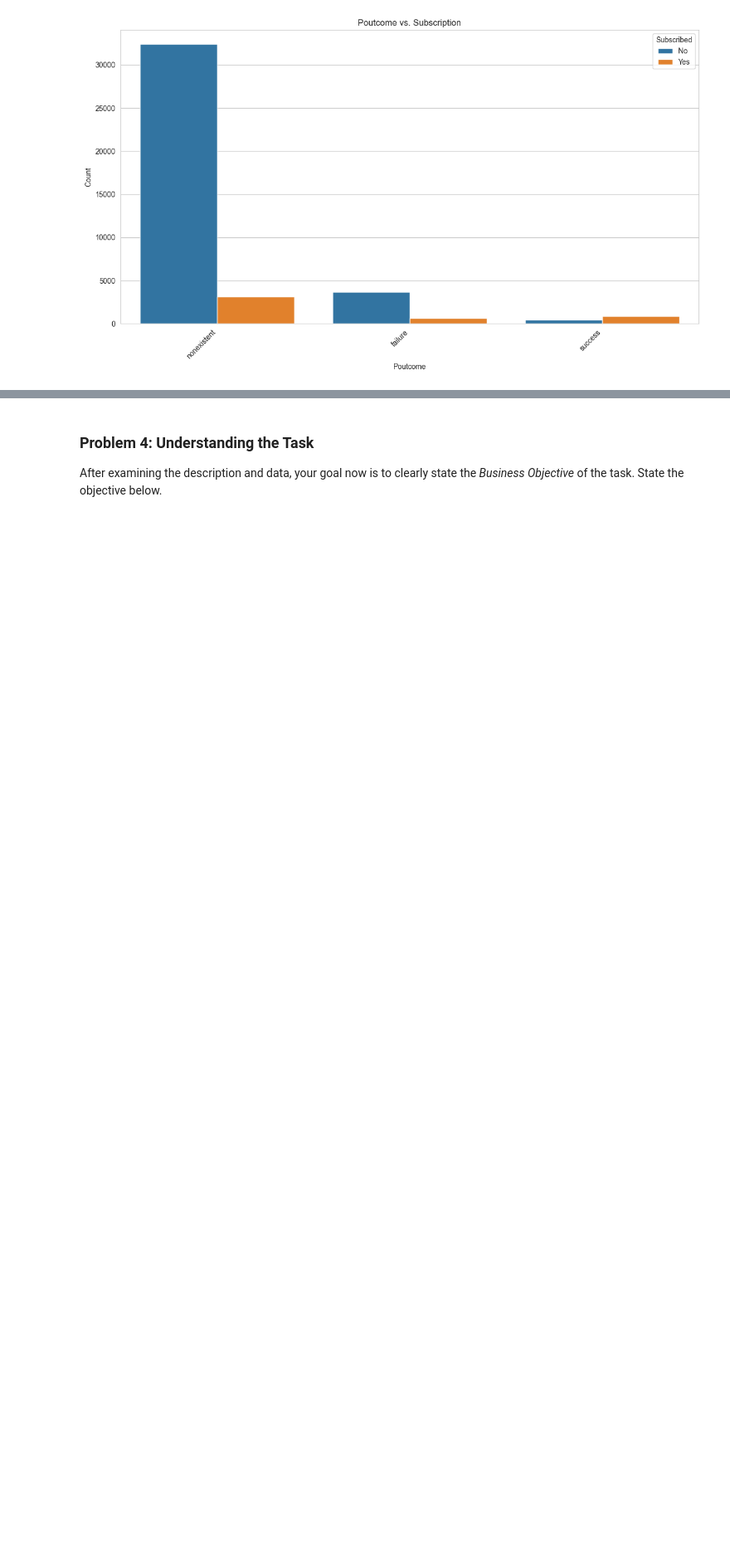
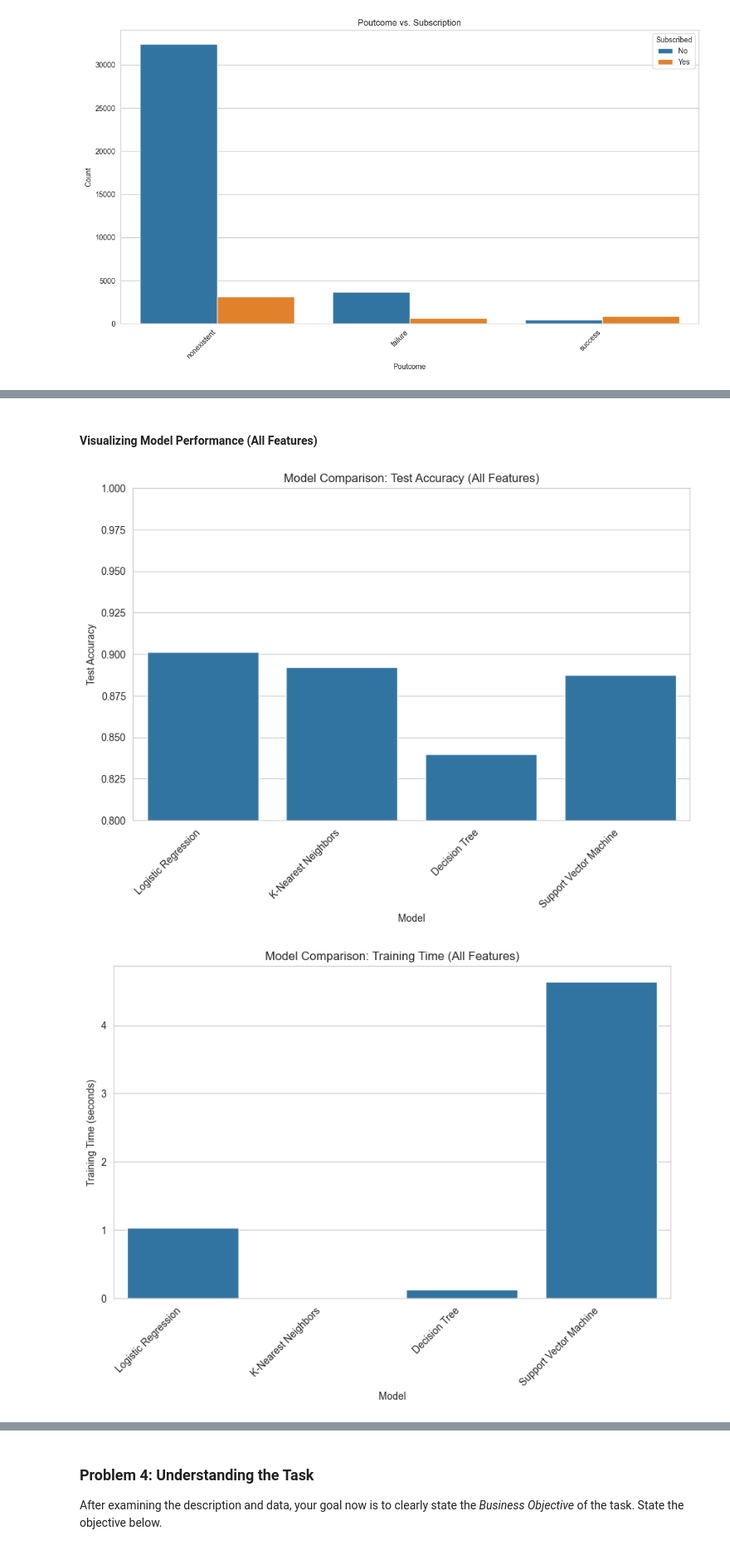
Before and after one commit to licyambrose/bankingproject, a Jupyter notebook: assignment_3.ipynb, the cells around one changed output, grey strips where cells are left out. Shown at 83% size. Saved outputs shown, nothing was run; the diff lists cells and outputs as text; code cells hidden in the pictures; blank space fills up the shorter version.

```diff
--- a/assignment_3.ipynb
+++ b/assignment_3.ipynb
@@ -209,0 +381,26 @@ These insights suggest that the ideal client to target is likely a student or re
+# %%
+# 1. More Feature Engineering: Use all available features
+print("--- Model Comparison with All Features ---")
+X_all = df.drop('target', axis=1)
+y_all = df['target']
+
+X_train_all, X_test_all, y_train_all, y_test_all = train_test_split(X_all, y_all, test_size=0.2, random_state=42, stratify=y_all)
+
+results_all_features = []
+for name, model in models.items():
+    start_time = time.time()
+    model.fit(X_train_all, y_train_all)
+    train_time = time.time() - start_time
+
+    train_acc = model.score(X_train_all, y_train_all)
+    test_acc = model.score(X_test_all, y_test_all)
+
+    results_all_features.append({
+        "Model": name,
+        "Train Time": train_time,
+        "Train Accuracy": train_acc,
+        "Test Accuracy": test_acc
+    })
+
+results_all_df = pd.DataFrame(results_all_features)
+print(results_all_df)
@@ -209,0 +422,22 @@ These insights suggest that the ideal client to target is likely a student or re
+# %% [markdown]
+#### Visualizing Model Performance (All Features)
+# %%
+plt.figure(figsize=(10, 6))
+sns.barplot(x='Model', y='Test Accuracy', data=results_all_df)
+plt.title('Model Comparison: Test Accuracy (All Features)')
+plt.xticks(rotation=45, ha='right')
+plt.ylabel('Test Accuracy')
+plt.xlabel('Model')
+plt.ylim(0.8, 1.0)
+plt.show()
+
+plt.figure(figsize=(10, 6))
+sns.barplot(x='Model', y='Train Time', data=results_all_df)
+plt.title('Model Comparison: Training Time (All Features)')
+plt.xticks(rotation=45, ha='right')
+plt.ylabel('Training Time (seconds)')
+plt.xlabel('Model')
+plt.show()
+# %% [output]
+[figure, added]
+[figure, added]
```
Also changed, not shown: parts of 44 cells of this notebook.
